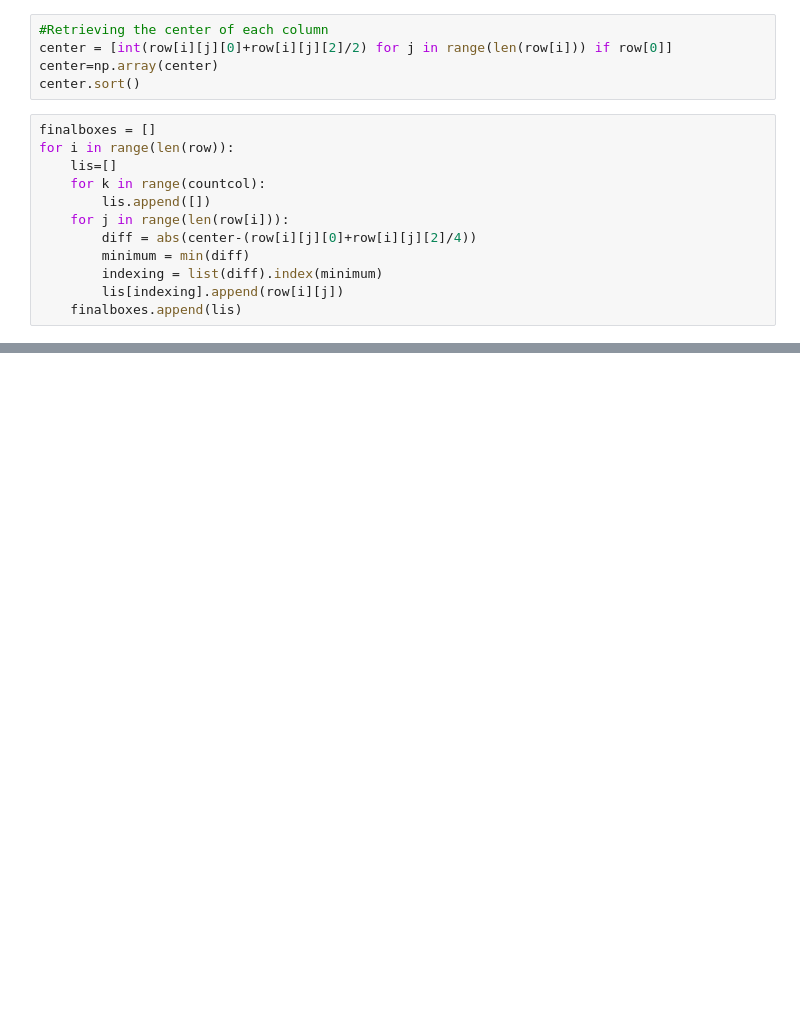
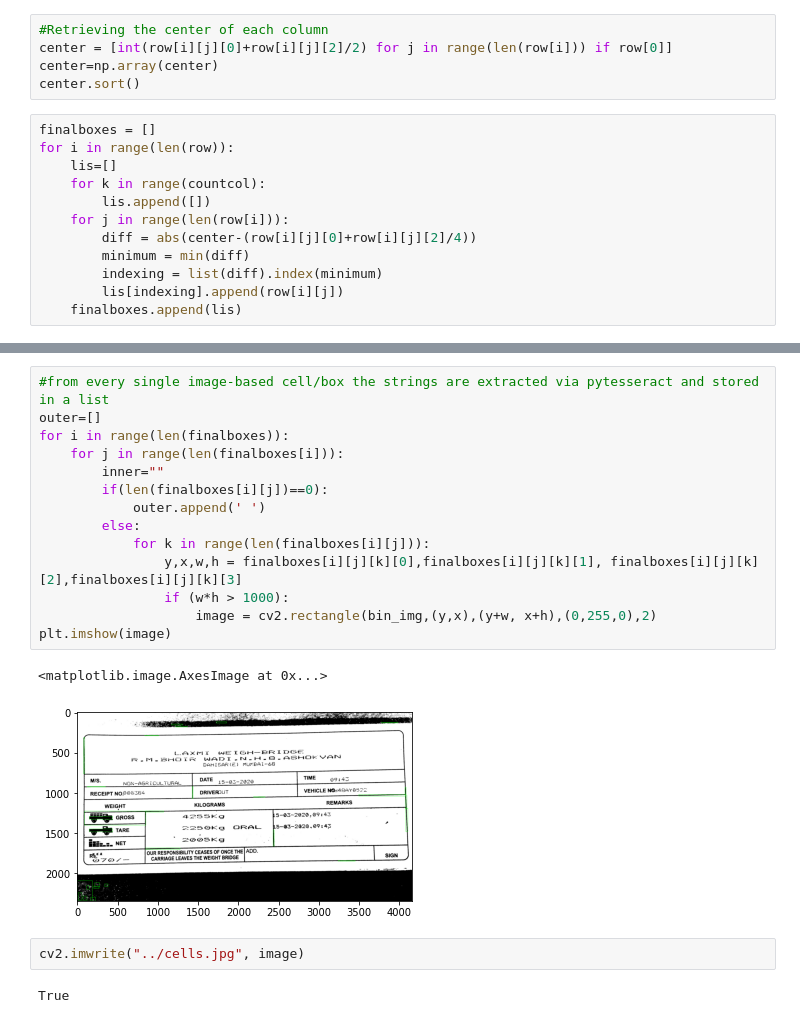
Before and after one commit to YogeshUpdhyay/OCR, a Jupyter notebook: eda/cell.ipynb, the cells around one changed output, grey strips where cells are left out. Drawn from its saved outputs; the diff is of its cells as text; blank space fills up the shorter version.

```diff
--- a/eda/cell.ipynb
+++ b/eda/cell.ipynb
@@ -129,0 +110,21 @@ NameError: name 'bitnot' is not defined
+# %%
+#from every single image-based cell/box the strings are extracted via pytesseract and stored in a list
+outer=[]
+for i in range(len(finalboxes)):
+    for j in range(len(finalboxes[i])):
+        inner=""
+        if(len(finalboxes[i][j])==0):
+            outer.append(' ')
+        else:
+            for k in range(len(finalboxes[i][j])):
+                y,x,w,h = finalboxes[i][j][k][0],finalboxes[i][j][k][1], finalboxes[i][j][k][2],finalboxes[i][j][k][3]
+                if (w*h > 1000):
+                    image = cv2.rectangle(bin_img,(y,x),(y+w, x+h),(0,255,0),2)
+plt.imshow(image)
+# %% [output]
+<matplotlib.image.AxesImage at 0x...>
+[figure, added]
+# %%
+cv2.imwrite("../cells.jpg", image)
+# %% [output]
+True
```
Also changed, not shown: parts of 5 cells of this notebook, 3 other files.
